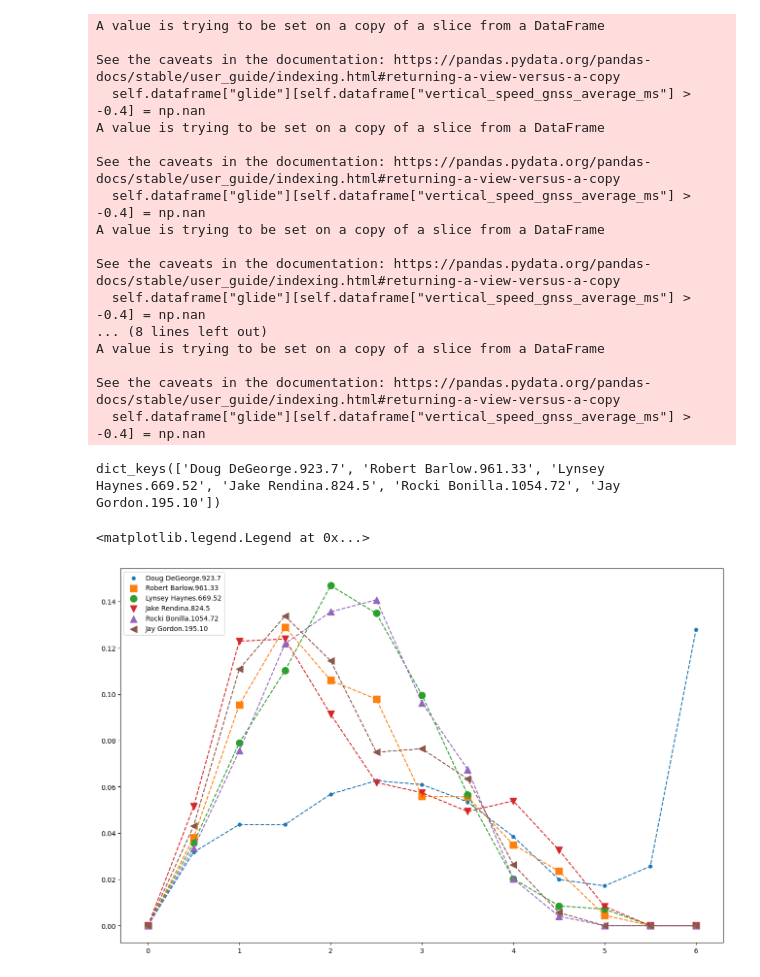
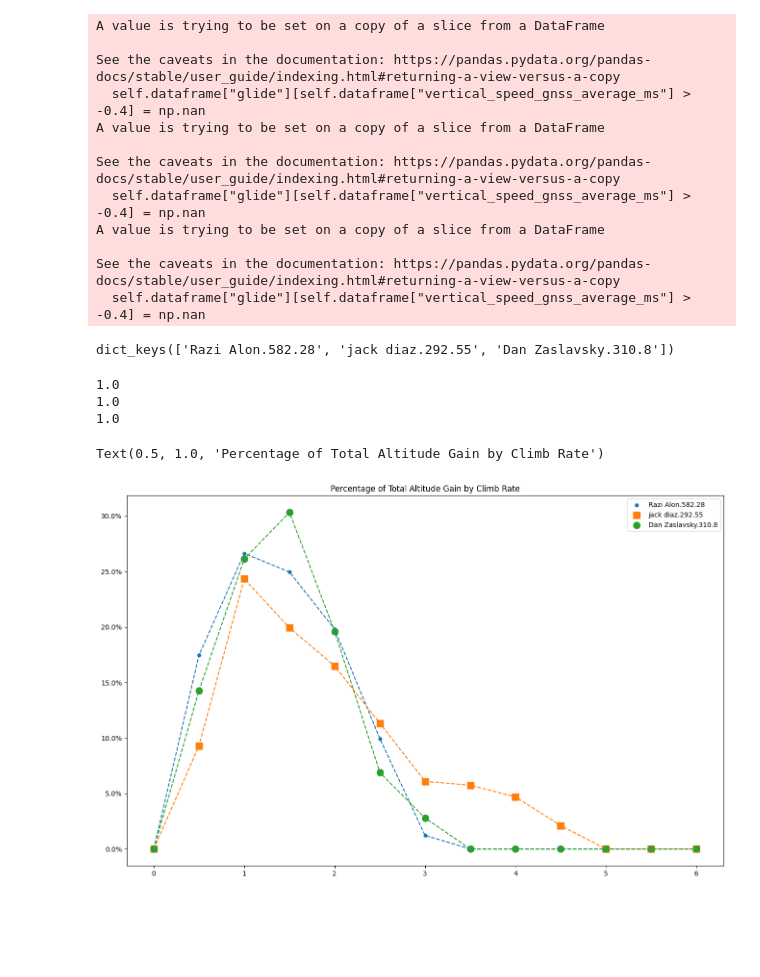
Before and after one commit to BarlowR/igc-tools, a Jupyter notebook: comp_analysis.ipynb, the cells around one changed output. Saved outputs shown, nothing was run; the diff lists cells and outputs as text; code cells hidden in the pictures; blank space fills up the shorter version.

Commit message:
Title & percentage

```diff
--- a/comp_analysis.ipynb
+++ b/comp_analysis.ipynb
@@ -12,7 +12,7 @@ import matplotlib.ticker as mtick
 %load_ext autoreload
 %autoreload 2
 # %%
-igc_directory = "xcleague_tahoe"
+igc_directory = "2022dunlap"
 igc_dict = {}
 for root, dirs, files in os.walk(igc_directory):
    for name in files:
@@ -32,27 +32,27 @@ A value is trying to be set on a copy of a slice from a DataFrame
 
 See the caveats in the documentation: https://pandas.pydata.org/pandas-docs/stable/user_guide/indexing.html#returning-a-view-versus-a-copy
   self.dataframe["glide"][self.dataframe["vertical_speed_gnss_average_ms"] > -0.4] = np.nan
-... (8 lines left out)
-A value is trying to be set on a copy of a slice from a DataFrame
-
-See the caveats in the documentation: https://pandas.pydata.org/pandas-docs/stable/user_guide/indexing.html#returning-a-view-versus-a-copy
-  self.dataframe["glide"][self.dataframe["vertical_speed_gnss_average_ms"] > -0.4] = np.nan
 # %%
 igc_dict.keys()
 # %% [output]
-dict_keys(['Doug DeGeorge.923.7', 'Robert Barlow.961.33', 'Lynsey Haynes.669.52', 'Jake Rendina.824.5', 'Rocki Bonilla.1054.72', 'Jay Gordon.195.10'])
+dict_keys(['Razi Alon.582.28', 'jack diaz.292.55', 'Dan Zaslavsky.310.8'])
 # %%
 markers = [m for m, func in Line2D.markers.items()
                     if func != 'nothing']
 
 fig, ax = plt.subplots(figsize = (16, 10))
 m_i = 0
 for name, igc_log in igc_dict.items():
     bin_sizes, bins = xc_analysis.bin_by_thermal_strength(igc_log.dataframe["vertical_speed_gnss_average_ms"].rolling(20, center = True).mean())
     ax.scatter(bin_sizes, bins, label = name, marker=markers[m_i], s=100)
     ax.plot(bin_sizes, bins, "--")
     m_i+=1
 ax.legend()
+ax.yaxis.set_major_formatter(mtick.PercentFormatter(1.0))
+ax.set_title("Percentage of Total Altitude Gain by Climb Rate")
 # %% [output]
-<matplotlib.legend.Legend at 0x...>
+1.0
+1.0
+1.0
+Text(0.5, 1.0, 'Percentage of Total Altitude Gain by Climb Rate')
-[figure, old version]
+[figure, new version]
```
